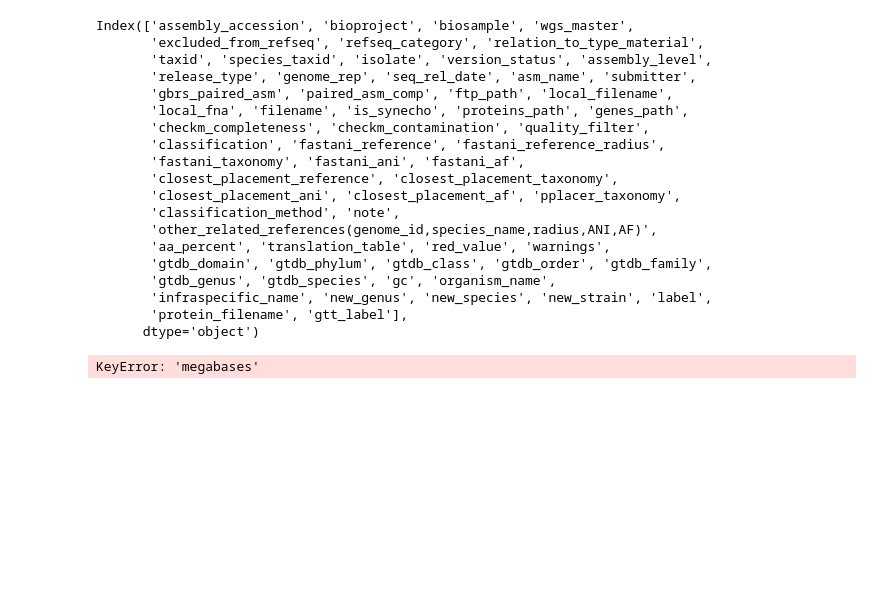
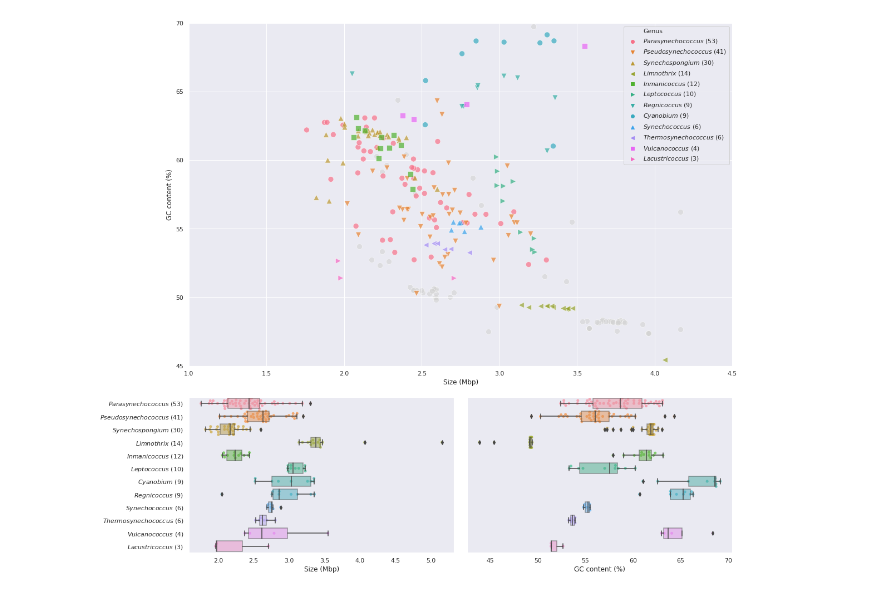
Before and after one commit to vinisalazar/SynechococcusGT, a Jupyter notebook: code/gc_size.ipynb, the cells around one changed output. Cells and saved outputs as stored; diff of their text form; code cells hidden in the pictures; blank space fills up the shorter version.

```diff
--- a/code/gc_size.ipynb
+++ b/code/gc_size.ipynb
@@ -168,53 +167,31 @@ def main2(data, data_, figsize=(15,15), axis_lim=((1,7), (30,70)), palette='deep
         plt.savefig(kwargs['save'], dpi=600)
 
     plt.show()
-# %%
-df.columns
-# %% [output]
-Index(['assembly_accession', 'bioproject', 'biosample', 'wgs_master',
-       'excluded_from_refseq', 'refseq_category', 'relation_to_type_material',
-       'taxid', 'species_taxid', 'isolate', 'version_status', 'assembly_level',
-       'release_type', 'genome_rep', 'seq_rel_date', 'asm_name', 'submitter',
-       'gbrs_paired_asm', 'paired_asm_comp', 'ftp_path', 'local_filename',
-       'local_fna', 'filename', 'is_synecho', 'proteins_path', 'genes_path',
-       'checkm_completeness', 'checkm_contamination', 'quality_filter',
-       'classification', 'fastani_reference', 'fastani_reference_radius',
-       'fastani_taxonomy', 'fastani_ani', 'fastani_af',
-       'closest_placement_reference', 'closest_placement_taxonomy',
-       'closest_placement_ani', 'closest_placement_af', 'pplacer_taxonomy',
-       'classification_method', 'note',
-       'other_related_references(genome_id,species_name,radius,ANI,AF)',
-       'aa_percent', 'translation_table', 'red_value', 'warnings',
-       'gtdb_domain', 'gtdb_phylum', 'gtdb_class', 'gtdb_order', 'gtdb_family',
-       'gtdb_genus', 'gtdb_species', 'gc', 'organism_name',
-       'infraspecific_name', 'new_genus', 'new_species', 'new_strain', 'label',
-       'protein_filename', 'gtt_label'],
-      dtype='object')
 # %%
 # Our draft
 df_ = df[df['quality_filter']].copy()
 
 df_['no_genus'] = df_.groupby('new_genus')[
     'new_genus'].transform('count').map(int, na_action="ignore")
 
 data = df_[(df_['is_synecho']) &
            ~(df_['new_genus'].isin(("GCA", "PCC-7336"))) &
            (df_['no_genus'] > 1)].copy()
 data_ = df_[~df_['is_synecho']].copy()
 
 models = []
 
 for dataframe in (data, data_):
     model = linregress(dataframe['checkm_completeness'], dataframe['megabases'])
     models.append(model)
     dataframe['megabases'] = dataframe.apply(lambda row: 100 *
                                    row['megabases'] / row['checkm_completeness'] if
                                    row['checkm_completeness'] < 100 else row['megabases'], axis=1)
 
-main2(data=data, data_=data_, figsize=(17.5,17.5), axis_lim=((0.5,5), (45, 70)),)
-     #save="../data/plots/gc_size/gc_size2_adjusted_simply_no_singletons.png")
+main2(data=data, data_=data_, figsize=(17.5,17.5), axis_lim=((1,4.5), (45, 70)),)
+      #save="../data/plots/gc_size/gc_size2_adjusted_simply_no_singletons.png")
 # %% [output]
-KeyError: 'megabases'
+[figure, added]
 # %%
 # Without adjusting genome size to completeness
 df_ = df[df['quality_filter'] & (df['checkm_completeness'] > 85)].copy()
```
Also changed, not shown: parts of 7 cells of this notebook, 2 other files.
